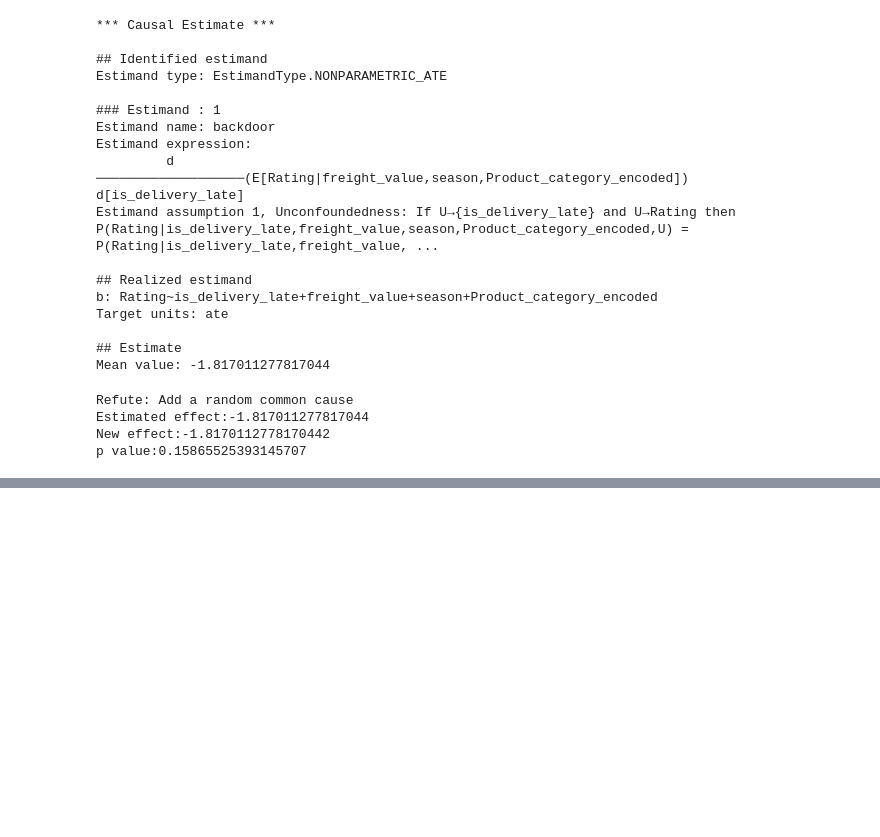
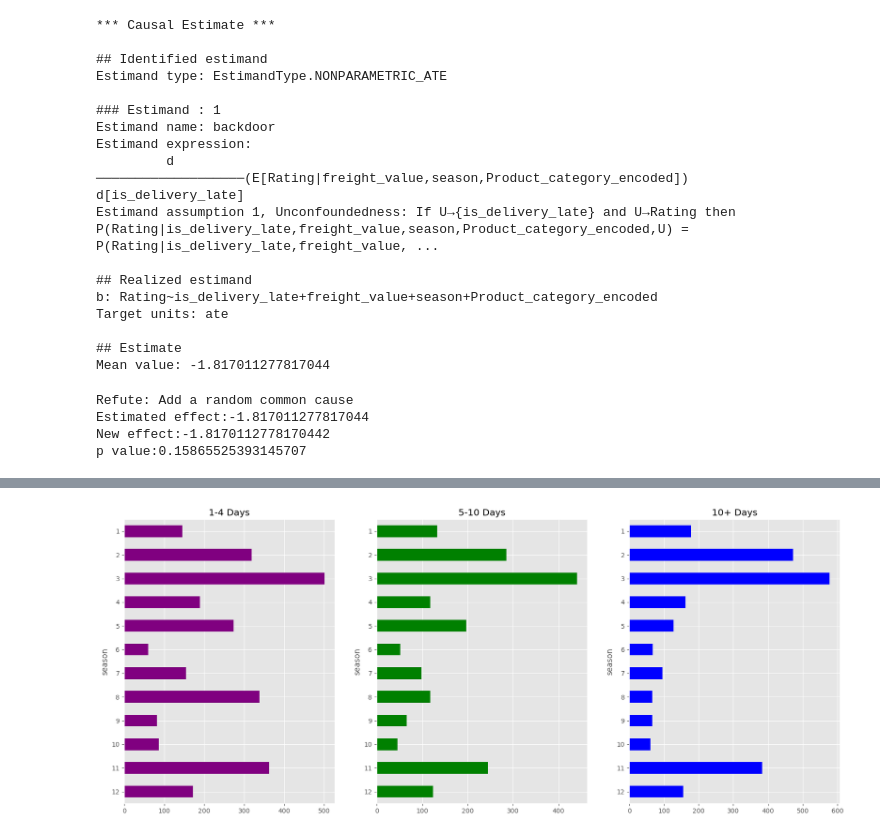
Before and after one commit to juanpi19/causal-inference-marketplace, a Jupyter notebook: notebooks/model-development.ipynb, the cells around one changed output, grey strips where cells are left out. Drawn from its saved outputs; the diff is of its cells as text; code cells hidden in the pictures; blank space fills up the shorter version.

```diff
--- a/notebooks/model-development.ipynb
+++ b/notebooks/model-development.ipynb
@@ -193,0 +336,25 @@ p value:0.15865525393145707
+# %%
+# Creating Bins
+df.loc[(df['late_delivery_in_days'] > 0) & (df['late_delivery_in_days'] <= 4), 'late_bin'] = 'late_1_4_days'
+df.loc[(df['late_delivery_in_days'] > 5) & (df['late_delivery_in_days'] <= 10), 'late_bin'] = 'late_5_10_days'
+df.loc[(df['late_delivery_in_days'] > 10), 'late_bin'] = 'late_10_plus_days'
+# %%
+fig, ax = plt.subplots(1, 3, figsize=(20, 8))
+df[df['late_bin'] == 'late_1_4_days']['season'].value_counts().sort_index(ascending=False).plot(kind='barh',
+                                                                                                 title='1-4 Days',
+                                                                                                 color='purple',
+                                                                                                 ax=ax[0])
+
+
+df[df['late_bin'] == 'late_5_10_days']['season'].value_counts().sort_index(ascending=False).plot(kind='barh',
+                                                                                                 title='5-10 Days',
+                                                                                                 color='green',
+                                                                                                 ax=ax[1])
+
+df[df['late_bin'] == 'late_10_plus_days']['season'].value_counts().sort_index(ascending=False).plot(kind='barh',
+                                                                                                 title='10+ Days',
+                                                                                                 color='blue',
+                                                                                                 ax=ax[2])
+plt.show()
+# %% [output]
+[figure, added]
```
Also changed, not shown: parts of 16 cells of this notebook, 4 other files.
